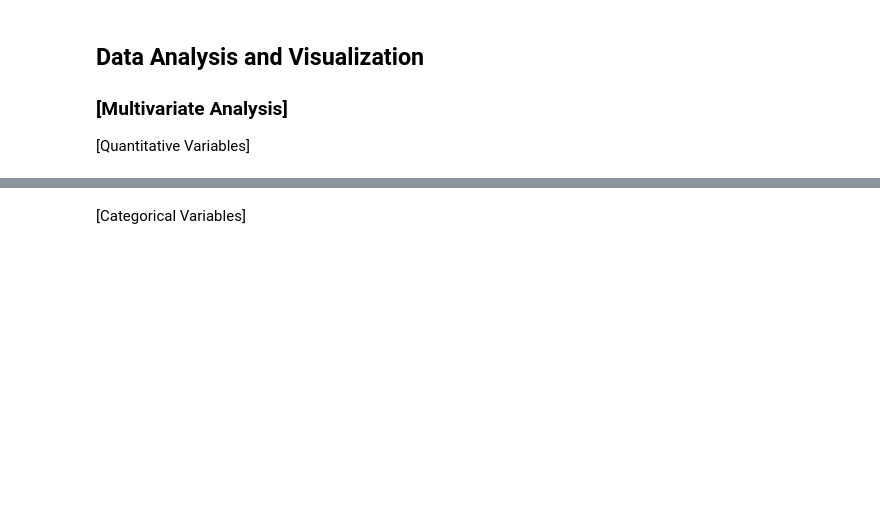
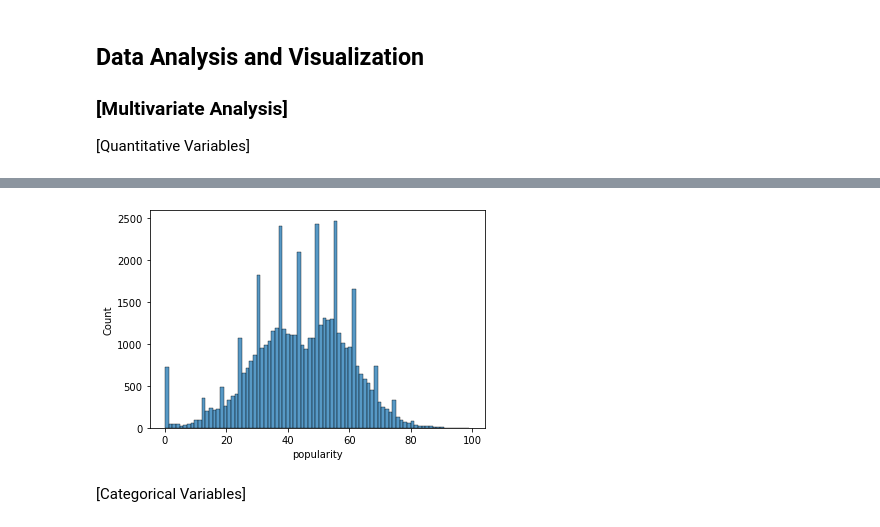
Before and after one commit to RenettaNelson/Music-Genre-Data-Mining, a Jupyter notebook: genre-data-mining.ipynb, the cells around one changed output, grey strips where cells are left out. Cells and saved outputs as stored; diff of their text form; code cells hidden in the pictures; blank space fills up the shorter version.

```diff
--- a/genre-data-mining.ipynb
+++ b/genre-data-mining.ipynb
@@ -101,0 +154,7 @@ This data set does not seem to contain too many missing values. We will not worr
+# %%
+# distribution of popularity
+# figure out measurement of popularity
+sns.histplot( data = music_df, x = 'popularity')
+plt.show()
+# %% [output]
+[figure, added]
```
Also changed, not shown: parts of 10 cells of this notebook.
